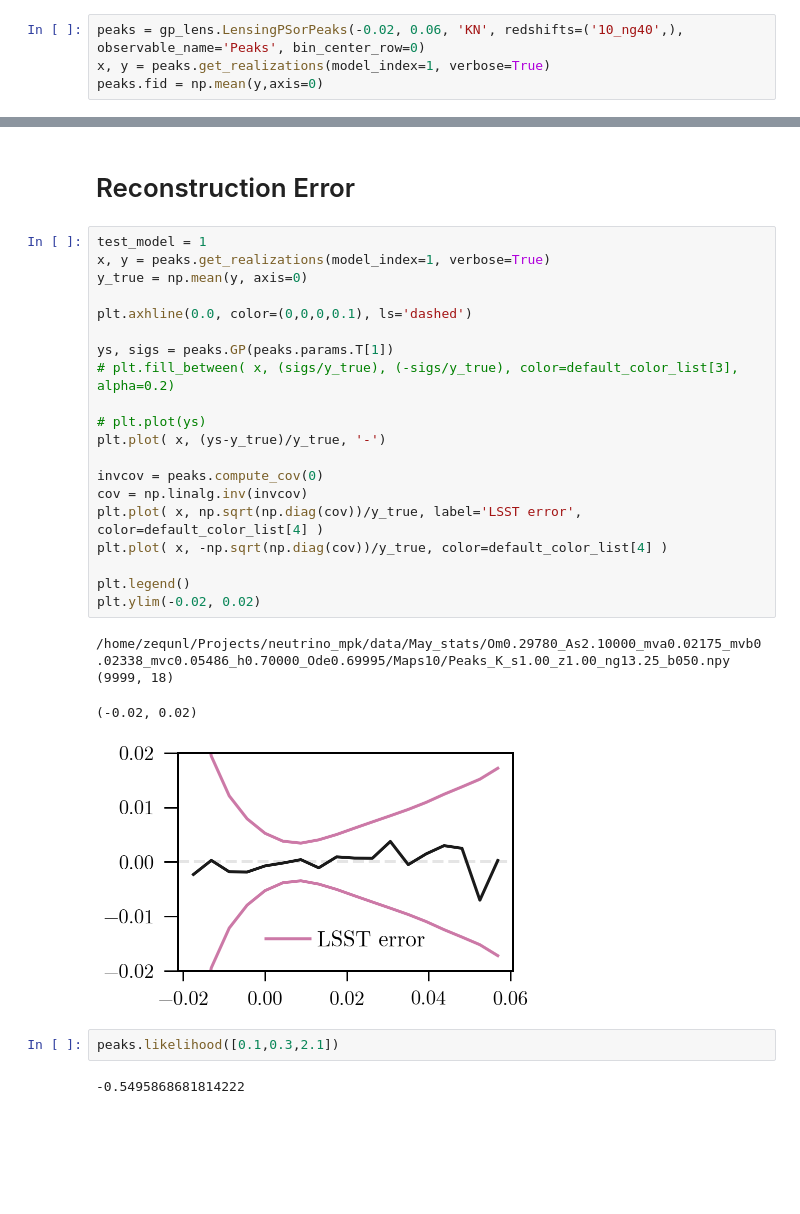
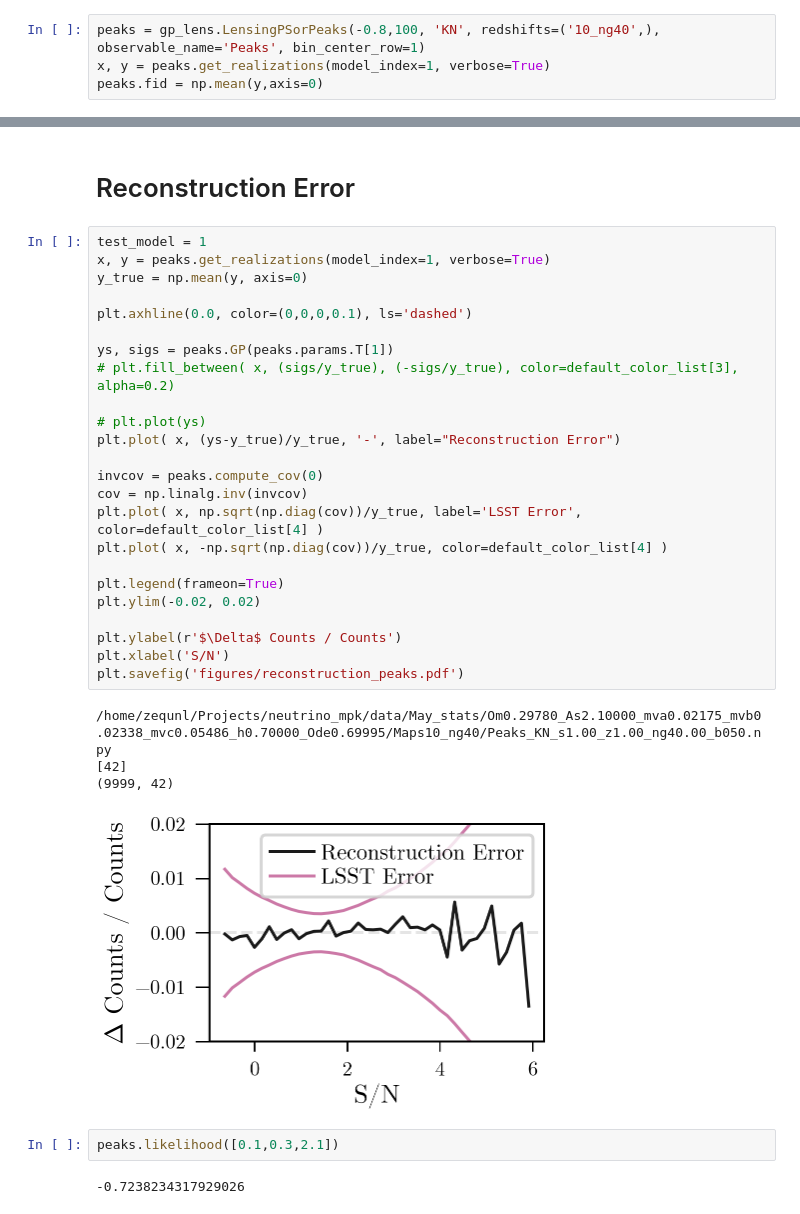
Before and after one commit to xzackli/gp_lens, a Jupyter notebook: Peaks.ipynb, the cells around one changed output, grey strips where cells are left out. Drawn from its saved outputs; the diff is of its cells as text; blank space fills up the shorter version.

Commit message:
added latest set of plots for Mega Bar

```diff
--- a/Peaks.ipynb
+++ b/Peaks.ipynb
@@ -11,5 +13,5 @@ default_color_list = plt.rcParams['axes.prop_cycle'].by_key()['color']
 # %%
-peaks = gp_lens.LensingPSorPeaks(-0.02, 0.06, 'KN', redshifts=('10_ng40',), observable_name='Peaks', bin_center_row=0)
+peaks = gp_lens.LensingPSorPeaks(-0.8,100, 'KN', redshifts=('10_ng40',), observable_name='Peaks', bin_center_row=1)
 x, y = peaks.get_realizations(model_index=1, verbose=True)
 peaks.fid = np.mean(y,axis=0)
 # %% [output]
@@ -123,32 +134,36 @@ KeyboardInterrupt:
 # %%
 test_model = 1
 x, y = peaks.get_realizations(model_index=1, verbose=True)
 y_true = np.mean(y, axis=0)
 
 plt.axhline(0.0, color=(0,0,0,0.1), ls='dashed')
 
 ys, sigs = peaks.GP(peaks.params.T[1])
 # plt.fill_between( x, (sigs/y_true), (-sigs/y_true), color=default_color_list[3], alpha=0.2)
 
 # plt.plot(ys)
-plt.plot( x, (ys-y_true)/y_true, '-')
+plt.plot( x, (ys-y_true)/y_true, '-', label="Reconstruction Error")
 
 invcov = peaks.compute_cov(0)
 cov = np.linalg.inv(invcov)
-plt.plot( x, np.sqrt(np.diag(cov))/y_true, label='LSST error', color=default_color_list[4] )
+plt.plot( x, np.sqrt(np.diag(cov))/y_true, label='LSST Error', color=default_color_list[4] )
 plt.plot( x, -np.sqrt(np.diag(cov))/y_true, color=default_color_list[4] )
 
-plt.legend()
+plt.legend(frameon=True)
 plt.ylim(-0.02, 0.02)
+
+plt.ylabel(r'$\Delta$ Counts / Counts')
+plt.xlabel('S/N')
+plt.savefig('figures/reconstruction_peaks.pdf')
 # %% [output]
-/home/zequnl/Projects/neutrino_mpk/data/May_stats/Om0.29780_As2.10000_mva0.02175_mvb0.02338_mvc0.05486_h0.70000_Ode0.69995/Maps10/Peaks_K_s1.00_z1.00_ng13.25_b050.npy
-(9999, 18)
+/home/zequnl/Projects/neutrino_mpk/data/May_stats/Om0.29780_As2.10000_mva0.02175_mvb0.02338_mvc0.05486_h0.70000_Ode0.69995/Maps10_ng40/Peaks_KN_s1.00_z1.00_ng40.00_b050.npy
+[42]
+(9999, 42)
-(-0.02, 0.02)
-[figure, old version]
+[figure, new version]
 # %%
 peaks.likelihood([0.1,0.3,2.1])
 # %% [output]
--0.5495868681814222
+-0.7238234317929026
 # %%
 peaks2 = gp_lens.LensingPSorPeaks(-0.02, 0.06, 'K', redshifts=('10',), observable_name='Peaks', bin_center_row=0)
 x, y = peaks2.get_realizations(model_index=1, verbose=True)
```
Also changed, not shown: parts of 10 cells of this notebook, 29 other files.
